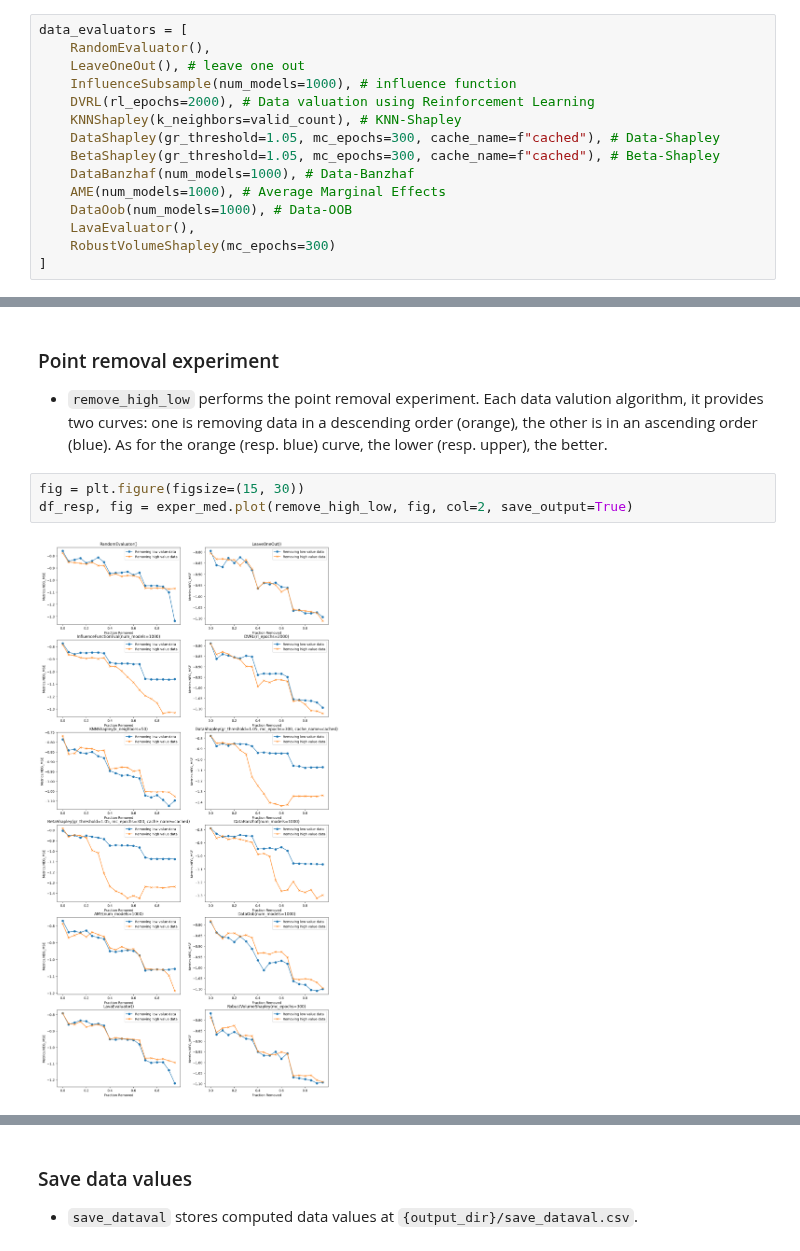
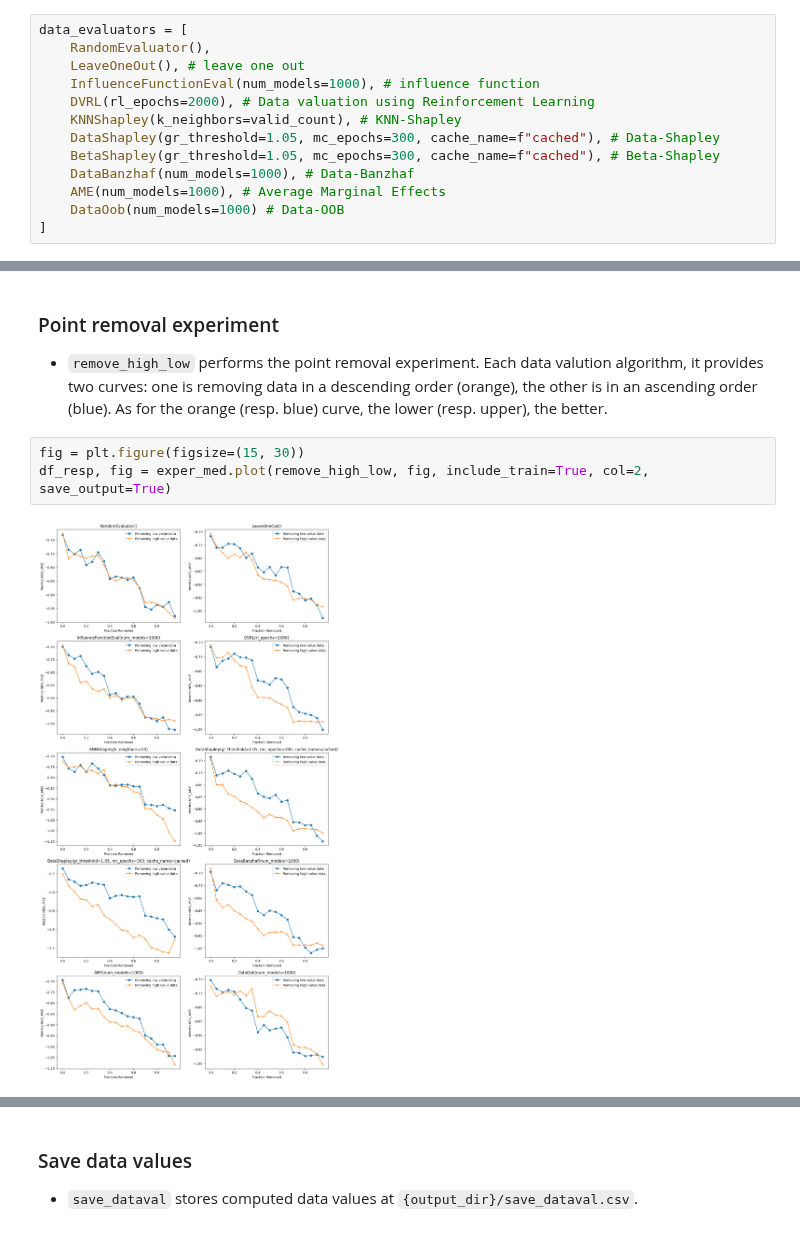
Before and after one commit to opendataval/opendataval, a Jupyter notebook: examples/stock_regression.ipynb, the cells around one changed output, grey strips where cells are left out. Drawn from its saved outputs; the diff is of its cells as text.

```diff
--- a/examples/stock_regression.ipynb
+++ b/examples/stock_regression.ipynb
@@ -64,16 +53,14 @@ exper_med = ExperimentMediator(fetcher, pred_model)
 data_evaluators = [
     RandomEvaluator(),
     LeaveOneOut(), # leave one out
-    InfluenceSubsample(num_models=1000), # influence function
+    InfluenceFunctionEval(num_models=1000), # influence function
     DVRL(rl_epochs=2000), # Data valuation using Reinforcement Learning
     KNNShapley(k_neighbors=valid_count), # KNN-Shapley
     DataShapley(gr_threshold=1.05, mc_epochs=300, cache_name=f"cached"), # Data-Shapley
     BetaShapley(gr_threshold=1.05, mc_epochs=300, cache_name=f"cached"), # Beta-Shapley
     DataBanzhaf(num_models=1000), # Data-Banzhaf
     AME(num_models=1000), # Average Marginal Effects
-    DataOob(num_models=1000), # Data-OOB
-    LavaEvaluator(),
-    RobustVolumeShapley(mc_epochs=300)
+    DataOob(num_models=1000) # Data-OOB
 ]
 # %%
 %%time
@@ -149,9 +132,9 @@ _, fig = exper_med.plot(discover_corrupted_sample, fig, col=2, save_output=True)
 - `remove_high_low` performs the point removal experiment. Each data valution algorithm, it provides two curves: one is removing data in a descending order (orange), the other is in an ascending order (blue). As for the orange (resp. blue) curve, the lower (resp. upper), the better.
 # %%
 fig = plt.figure(figsize=(15, 30))
-df_resp, fig = exper_med.plot(remove_high_low, fig, col=2, save_output=True)
+df_resp, fig = exper_med.plot(remove_high_low, fig, include_train=True, col=2, save_output=True)
 # %% [output]
-[figure, old version]
+[figure, new version]
 # %%
 df_resp # it provides complete information for generating point-removal experiment figures.
 # %% [output]
```
Also changed, not shown: parts of 6 cells of this notebook, 9 other files.
